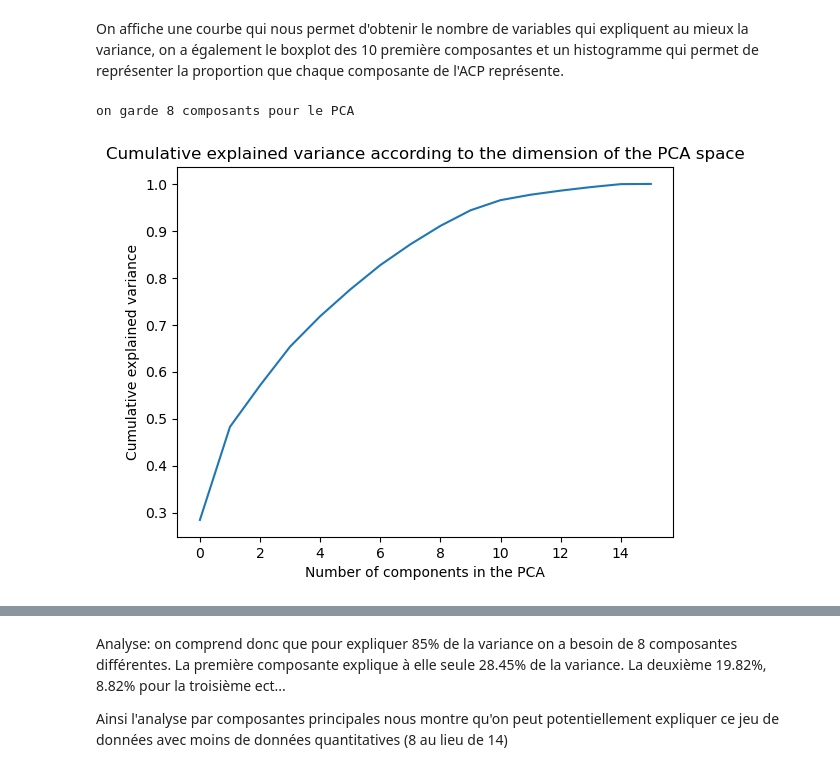
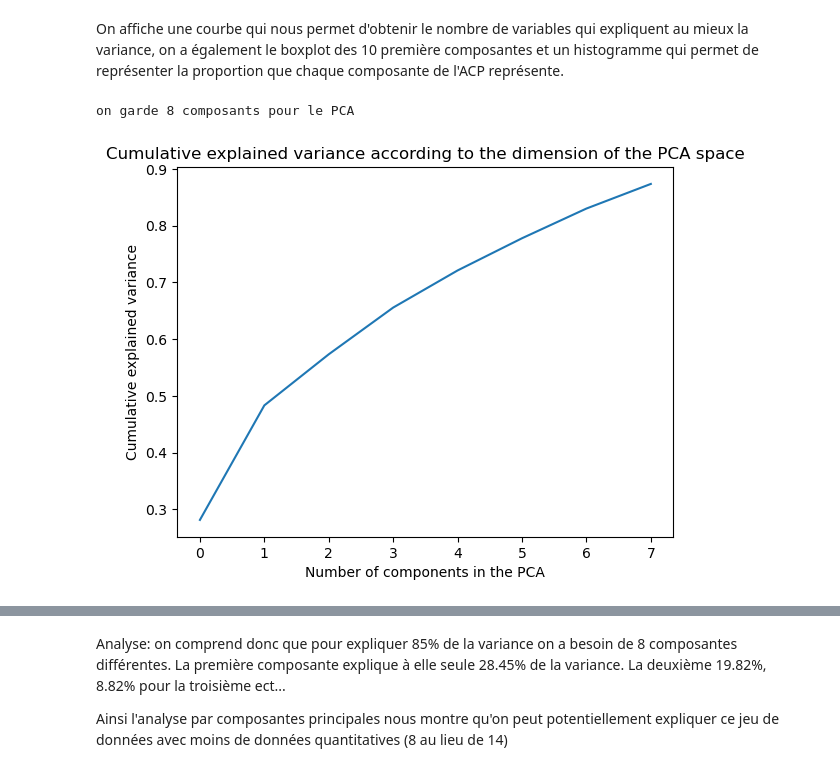
Before and after one commit to julien-richaume/projet_machine_learning, a Jupyter notebook: Projet-ML-Python.ipynb, the cells around one changed output, grey strips where cells are left out. Cells and saved outputs as stored; diff of their text form; code cells hidden in the pictures.

```diff
--- a/Projet-ML-Python.ipynb
+++ b/Projet-ML-Python.ipynb
@@ -454,16 +446,21 @@ import seaborn as sns
 # %% [markdown]
 On affiche une courbe qui nous permet d'obtenir le nombre de variables qui expliquent au mieux la variance, on a également le boxplot des 10 première composantes et un histogramme qui permet de représenter la proportion que chaque composante de l'ACP représente.
 # %%
+X = data_standardise
+
+pca = PCA(0.85).fit(X) #pour savoir directement le nombre de composants n"cessaire pour représenter une explication de 90% de la variance
+pca.n_components_ #on affiche le nb de composants qu'on garde pour la PCA
+print(f"on garde {pca.n_components_} composants pour le PCA")
+
+plt.figure()
+
 plt.plot(np.cumsum(pca.explained_variance_ratio_))
 
 plt.title('Cumulative explained variance according to the dimension of the PCA space')
 plt.xlabel('Number of components in the PCA')
-plt.ylabel('Cumulative explained variance');
+plt.ylabel('Cumulative explained variance')
 
-
-pca = PCA(0.85).fit(X) #pour savoir directement le nombre de composants n"cessaire pour représenter une explication de 90% de la variance
-pca.n_components_ #on affiche le nb de composants qu'on garde pour la PCA
-print(f"on garde {pca.n_components_} composants pour le PCA")
+plt.show()
 # %% [output]
 on garde 8 composants pour le PCA
-[figure, old version]
+[figure, new version]
```
Also changed, not shown: parts of 19 cells of this notebook.
